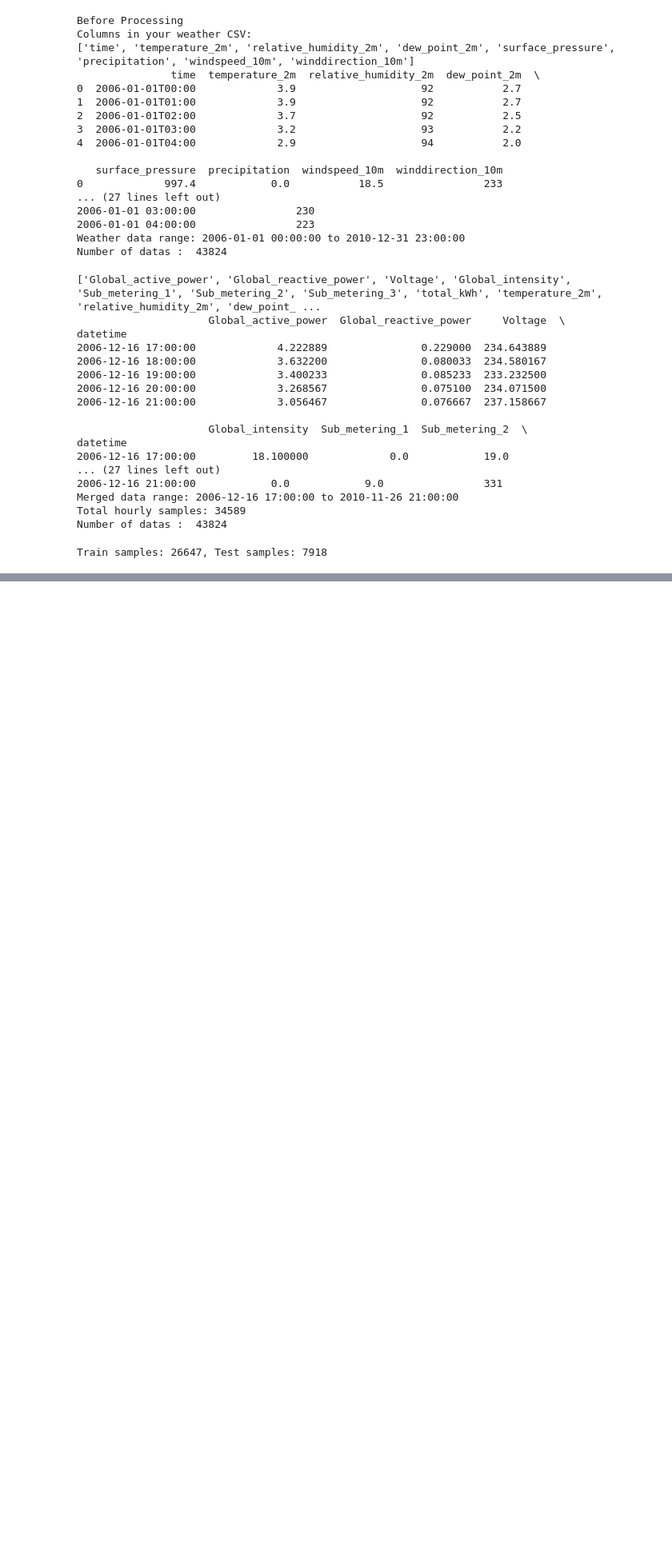
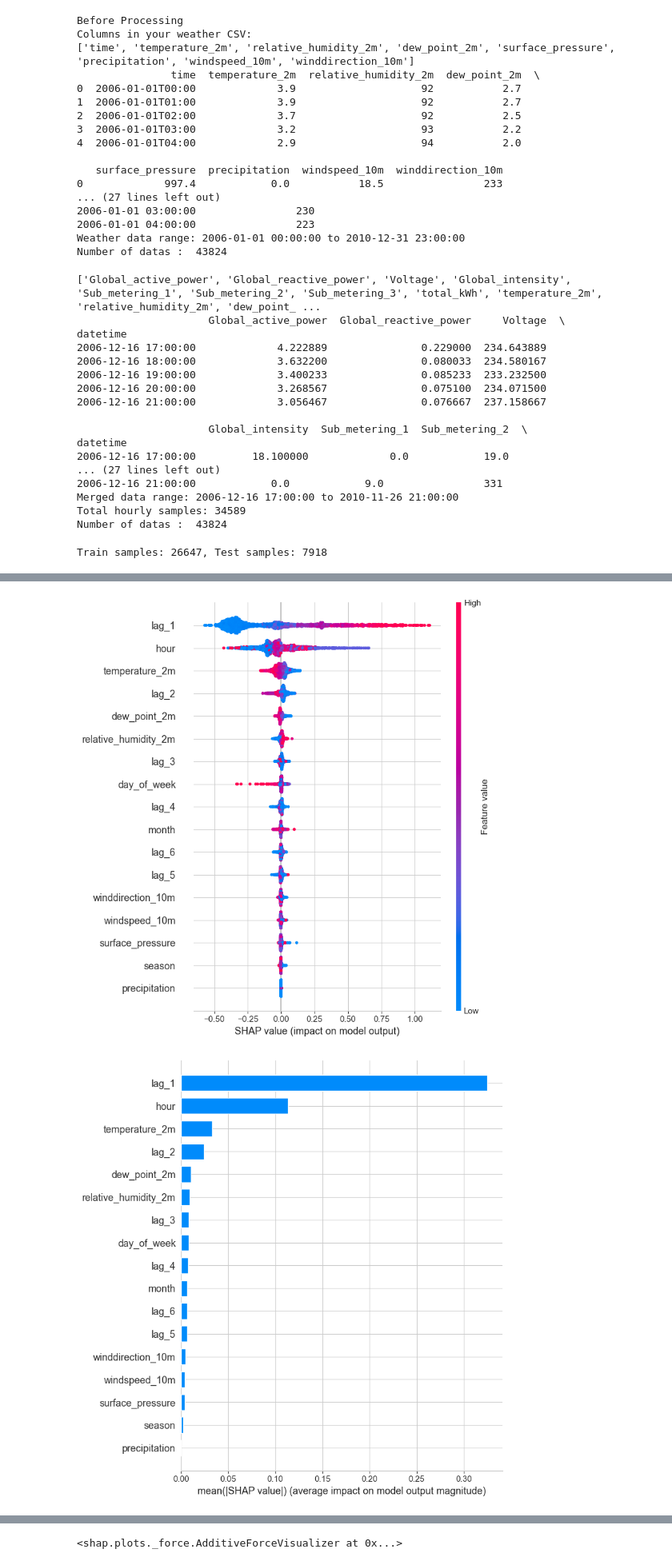
Before and after one commit to SrinidhiSwami/power-consumption-ml-model, a Jupyter notebook: proj.ipynb, the cells around one changed output, grey strips where cells are left out. Shown at 80% size. Drawn from its saved outputs; the diff is of its cells as text; code cells hidden in the pictures; blank space fills up the shorter version.

```diff
--- a/proj.ipynb
+++ b/proj.ipynb
@@ -189,0 +461,56 @@ Train samples: 26647, Test samples: 7918
+# %%
+#explainability using shap for branch 1
+
+import shap
+
+#use tree eplainer
+
+# Use a subset for speed
+X_shap = X_rf_train[:2000]
+
+explainer = shap.TreeExplainer(rf)
+shap_values = explainer.shap_values(X_shap)
+
+#global features importance plot
+shap.summary_plot(
+    shap_values,
+    X_shap,
+    feature_names=rf_features
+)
+
+
+#bar plot
+shap.summary_plot(
+    shap_values,
+    X_shap,
+    feature_names=rf_features,
+    plot_type="bar"
+)
+
+#single feature dependence
+shap.dependence_plot(
+    "temperature_2m",
+    shap_values,
+    X_shap,
+    feature_names=rf_features
+)
+
+shap.dependence_plot(
+    "lag_1",
+    shap_values,
+    X_shap,
+    feature_names=rf_features
+)
+
+# For a single instance (e.g., row 0)
+shap.initjs()
+shap.force_plot(
+    explainer.expected_value,
+    shap_values[0],
+    X_shap[0],
+    feature_names=rf_features
+)
+# shap.force_plot(explainer.expected_value, shap_values[0], X_shap.iloc[0].values, feature_names=rf_features)
+# %% [output]
+[figure, added]
+[figure, added]
@@ -189,0 +520 @@ Train samples: 26647, Test samples: 7918
+<shap.plots._force.AdditiveForceVisualizer at 0x...>
```
Also changed, not shown: parts of 22 cells of this notebook.
